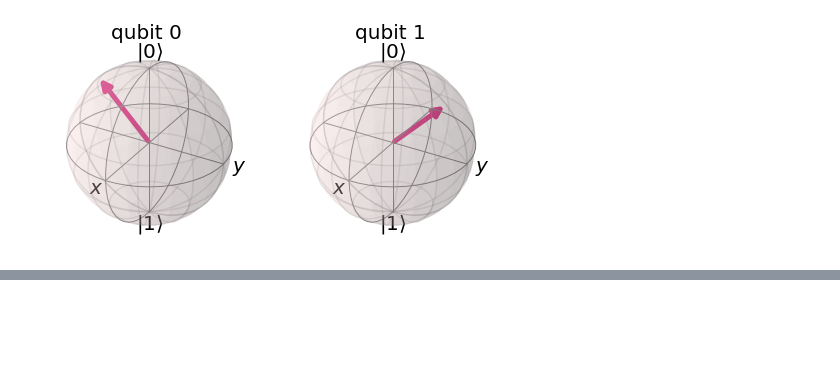
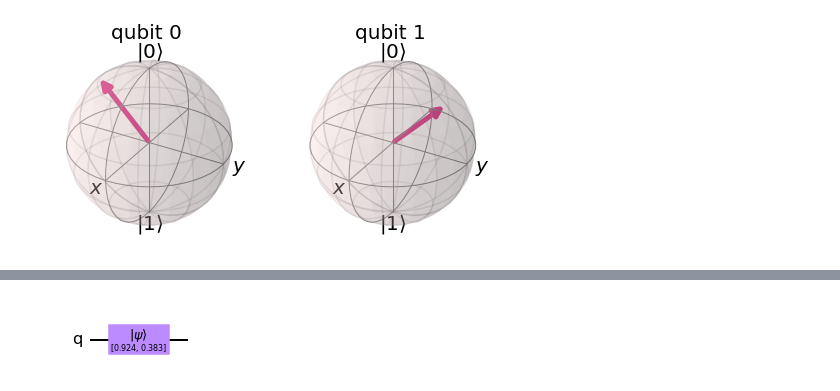
Before and after one commit to QC-FEM/QC-CrashCourse, a Jupyter notebook: Lec_3_BlochSphere/Lec_3_BlochSphere.ipynb, the cells around one changed output, grey strips where cells are left out. Drawn from its saved outputs; the diff is of its cells as text; code cells hidden in the pictures; blank space fills up the shorter version.

Commit message:
Completed Bloch Sphere Concept Lesson

```diff
--- a/Lec_2_BlochSphere/Lec_2_BlochSphere.ipynb
+++ b/Lec_3_BlochSphere/Lec_3_BlochSphere.ipynb
@@ -339,0 +333,13 @@ Siendo $\hat{n}$ un *vector unitario real*.
+# %%
+## Parametros vector de Bloch
+beta = np.pi/4
+phi = 0
+psi_i = np.array([np.cos(beta/2),np.exp(1j*phi)*np.sin(beta/2)])
+## Creamos un circuito de 1 qubit
+demoRz = QuantumCircuit(1)
+## Adjuntamos una compuerta X
+demoRz.initialize(psi_i,0)
+## DYbujamos el circuito
+demoRz.draw(output='mpl')
+# %% [output]
+[figure, added]
```
Also changed, not shown: parts of 19 cells of this notebook, 1 other file.
